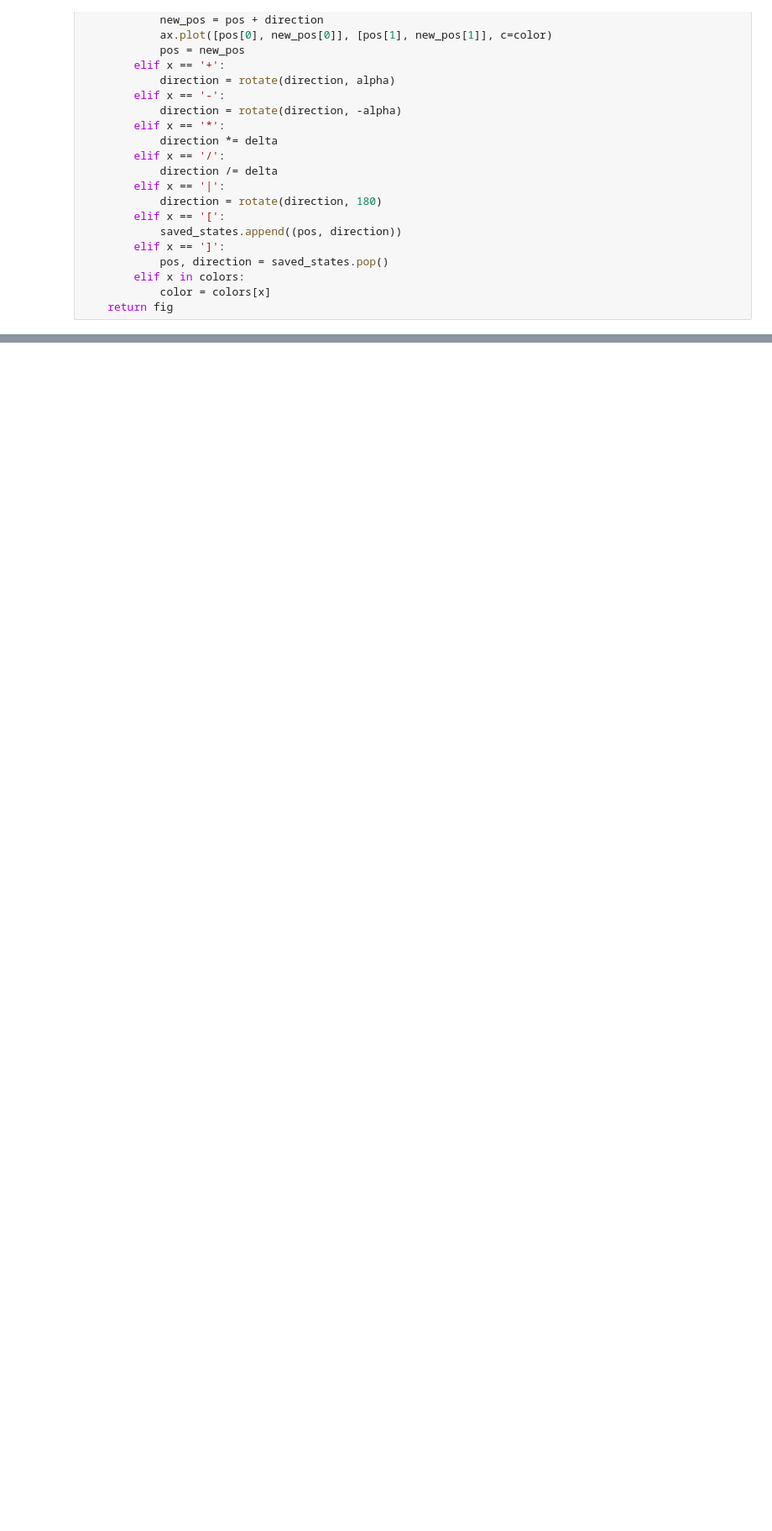
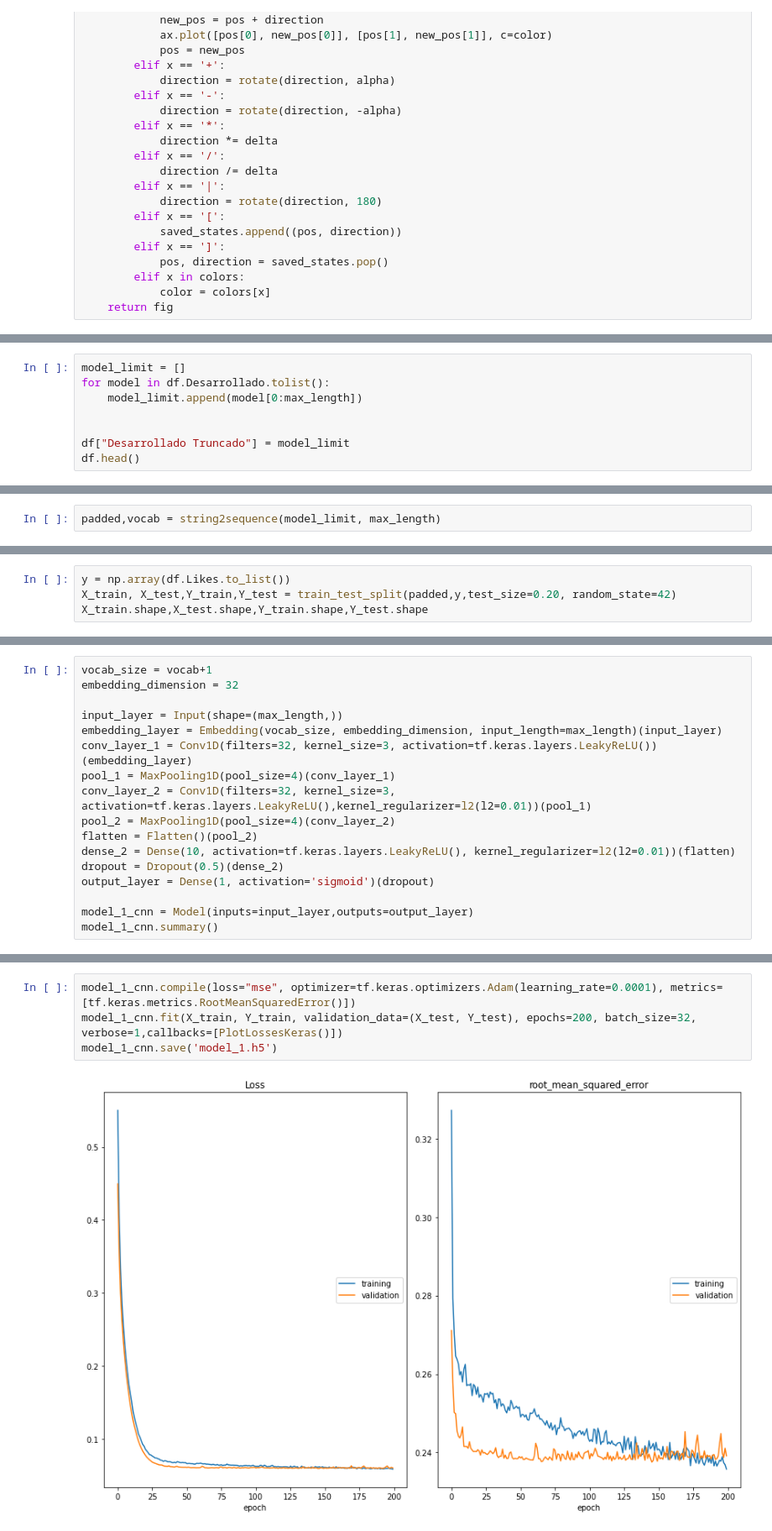
Before and after one commit to alejandropiuryp/quality-Lsystems-TFG, a Jupyter notebook: L-System - TFG.ipynb, the cells around one changed output, grey strips where cells are left out. Shown at 84% size. Saved outputs shown, nothing was run; the diff lists cells and outputs as text; blank space fills up the shorter version.

```diff
--- a/L-System - TFG.ipynb
+++ b/L-System - TFG.ipynb
@@ -392,0 +599,8 @@ CFEE {'F': 'CFE', 'E': '[]', 'C': 'FFC-'} 18
+# %%
+model_limit = []
+for model in df.Desarrollado.tolist():
+    model_limit.append(model[0:max_length])
+
+
+df["Desarrollado Truncado"] = model_limit
+df.head()
@@ -392,0 +614,2 @@ CFEE {'F': 'CFE', 'E': '[]', 'C': 'FFC-'} 18
+# %%
+padded,vocab = string2sequence(model_limit, max_length)
@@ -392,0 +622,4 @@ CFEE {'F': 'CFE', 'E': '[]', 'C': 'FFC-'} 18
+# %%
+y = np.array(df.Likes.to_list())
+X_train, X_test,Y_train,Y_test = train_test_split(padded,y,test_size=0.20, random_state=42)
+X_train.shape,X_test.shape,Y_train.shape,Y_test.shape
@@ -392,0 +630,17 @@ CFEE {'F': 'CFE', 'E': '[]', 'C': 'FFC-'} 18
+# %%
+vocab_size = vocab+1
+embedding_dimension = 32
+
+input_layer = Input(shape=(max_length,))
+embedding_layer = Embedding(vocab_size, embedding_dimension, input_length=max_length)(input_layer)
+conv_layer_1 = Conv1D(filters=32, kernel_size=3, activation=tf.keras.layers.LeakyReLU())(embedding_layer)
+pool_1 = MaxPooling1D(pool_size=4)(conv_layer_1)
+conv_layer_2 = Conv1D(filters=32, kernel_size=3, activation=tf.keras.layers.LeakyReLU(),kernel_regularizer=l2(l2=0.01))(pool_1)
+pool_2 = MaxPooling1D(pool_size=4)(conv_layer_2)
+flatten = Flatten()(pool_2)
+dense_2 = Dense(10, activation=tf.keras.layers.LeakyReLU(), kernel_regularizer=l2(l2=0.01))(flatten)
+dropout = Dropout(0.5)(dense_2)
+output_layer = Dense(1, activation='sigmoid')(dropout)
+
+model_1_cnn = Model(inputs=input_layer,outputs=output_layer)
+model_1_cnn.summary()
@@ -392,0 +665,6 @@ CFEE {'F': 'CFE', 'E': '[]', 'C': 'FFC-'} 18
+# %%
+model_1_cnn.compile(loss="mse", optimizer=tf.keras.optimizers.Adam(learning_rate=0.0001), metrics=[tf.keras.metrics.RootMeanSquaredError()])
+model_1_cnn.fit(X_train, Y_train, validation_data=(X_test, Y_test), epochs=200, batch_size=32, verbose=1,callbacks=[PlotLossesKeras()])
+model_1_cnn.save('model_1.h5')
+# %% [output]
+[figure, added]
```
Also changed, not shown: parts of 70 cells of this notebook, 8 other files.
